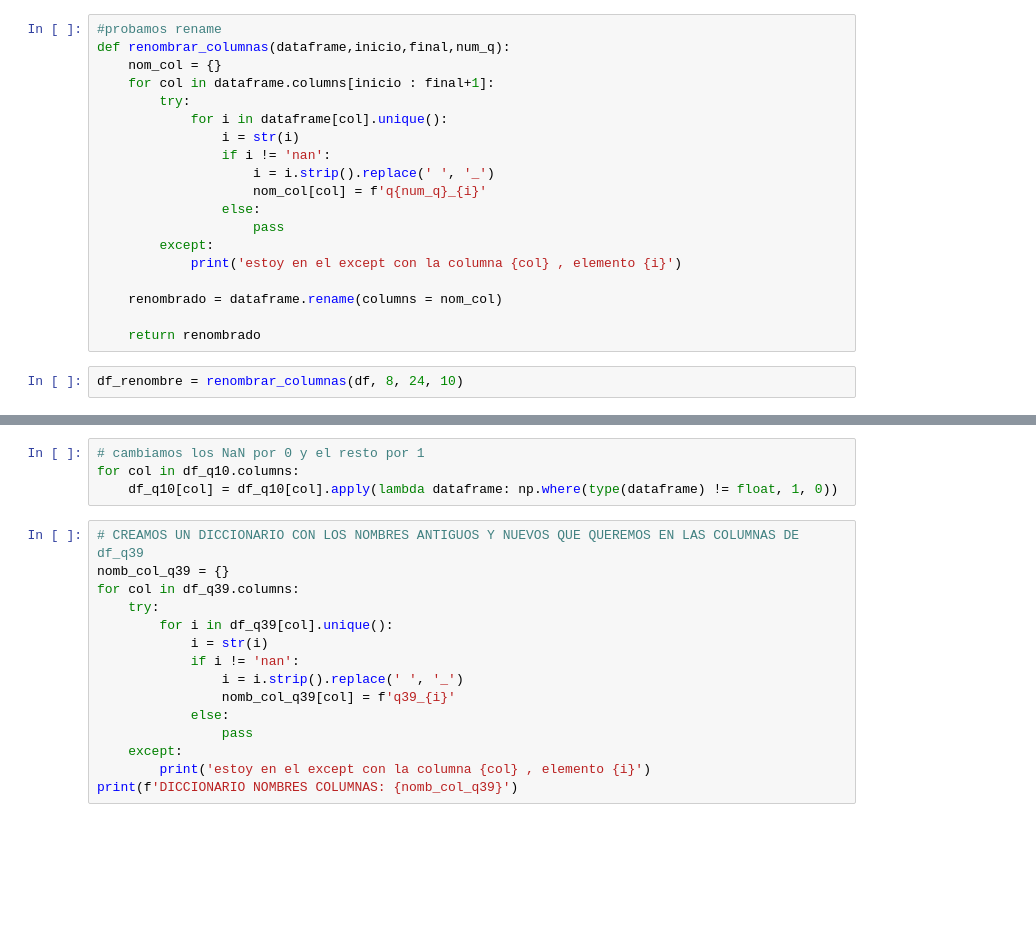
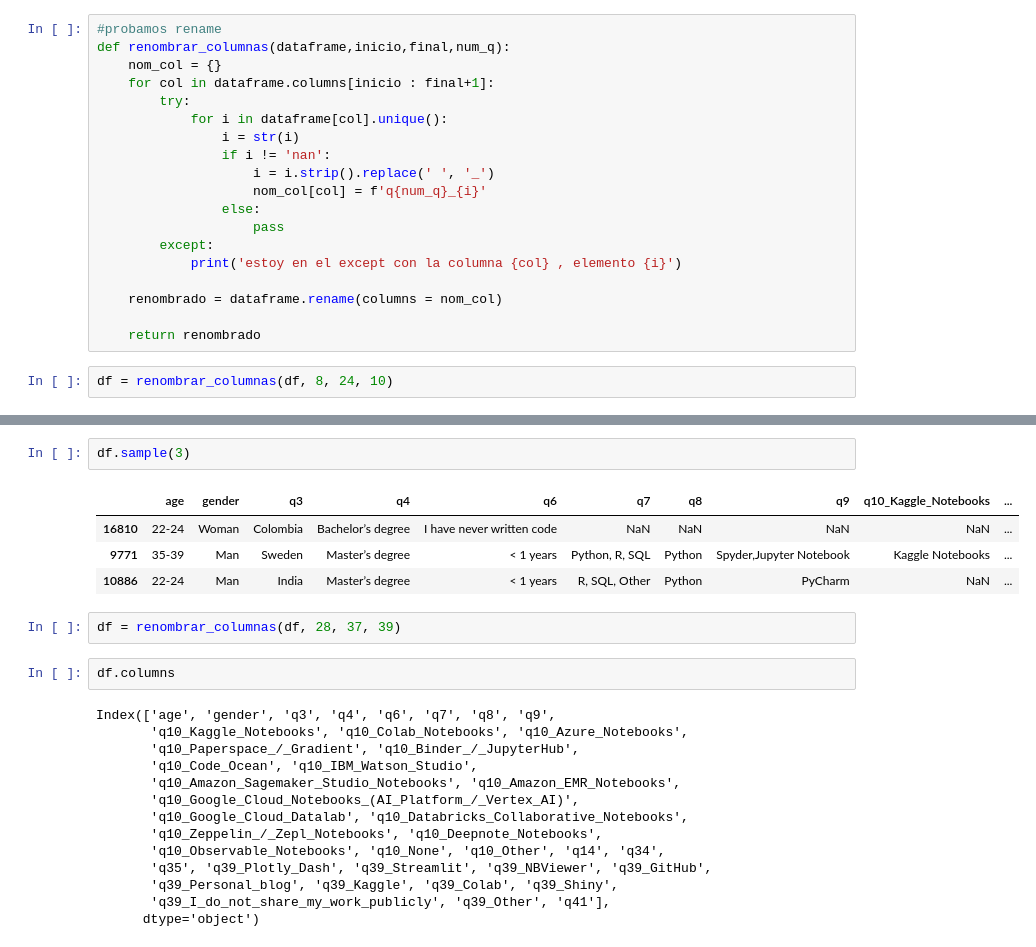
Before and after one commit to MaitaneP/adalab-da-modulo2-proyecto-equipo3, a Jupyter notebook: tratamiento_datos.ipynb, the cells around one changed output, grey strips where cells are left out. Cells and saved outputs as stored; diff of their text form; blank space fills up the shorter version.

```diff
--- a/tratamiento_datos.ipynb
+++ b/tratamiento_datos.ipynb
@@ -32,4 +32,4 @@ def renombrar_columnas(dataframe,inicio,final,num_q):
 
     return renombrado
 # %%
-df_renombre = renombrar_columnas(df, 8, 24, 10)
+df = renombrar_columnas(df, 8, 24, 10)
@@ -45,19 +36,25 @@ df_renombre.head()
-# %%
-# cambiamos los NaN por 0 y el resto por 1
-for col in df_q10.columns:
-    df_q10[col] = df_q10[col].apply(lambda dataframe: np.where(type(dataframe) != float, 1, 0))
-# %%
-# CREAMOS UN DICCIONARIO CON LOS NOMBRES ANTIGUOS Y NUEVOS QUE QUEREMOS EN LAS COLUMNAS DE df_q39
-nomb_col_q39 = {}
-for col in df_q39.columns:
-    try:
-        for i in df_q39[col].unique():
-            i = str(i)
-            if i != 'nan':
-                i = i.strip().replace(' ', '_')
-                nomb_col_q39[col] = f'q39_{i}'
-            else:
-                pass
-    except:
-        print('estoy en el except con la columna {col} , elemento {i}')
-print(f'DICCIONARIO NOMBRES COLUMNAS: {nomb_col_q39}')
+# %%
+df.sample(3)
+# %% [output]
+|  | age | gender | q3 | q4 | q6 | q7 | q8 | q9 | q10_Kaggle_Notebooks | ... |
+| 16810 | 22-24 | Woman | Colombia | Bachelor’s degree | I have never written code | NaN | NaN | NaN | NaN | ... |
+| 9771 | 35-39 | Man | Sweden | Master’s degree | < 1 years | Python, R, SQL | Python | Spyder,Jupyter Notebook | Kaggle Notebooks | ... |
+| 10886 | 22-24 | Man | India | Master’s degree | < 1 years | R, SQL, Other | Python | PyCharm | NaN | ... |
+# %%
+df = renombrar_columnas(df, 28, 37, 39)
+# %%
+df.columns
+# %% [output]
+Index(['age', 'gender', 'q3', 'q4', 'q6', 'q7', 'q8', 'q9',
+       'q10_Kaggle_Notebooks', 'q10_Colab_Notebooks', 'q10_Azure_Notebooks',
+       'q10_Paperspace_/_Gradient', 'q10_Binder_/_JupyterHub',
+       'q10_Code_Ocean', 'q10_IBM_Watson_Studio',
+       'q10_Amazon_Sagemaker_Studio_Notebooks', 'q10_Amazon_EMR_Notebooks',
+       'q10_Google_Cloud_Notebooks_(AI_Platform_/_Vertex_AI)',
+       'q10_Google_Cloud_Datalab', 'q10_Databricks_Collaborative_Notebooks',
+       'q10_Zeppelin_/_Zepl_Notebooks', 'q10_Deepnote_Notebooks',
+       'q10_Observable_Notebooks', 'q10_None', 'q10_Other', 'q14', 'q34',
+       'q35', 'q39_Plotly_Dash', 'q39_Streamlit', 'q39_NBViewer', 'q39_GitHub',
+       'q39_Personal_blog', 'q39_Kaggle', 'q39_Colab', 'q39_Shiny',
+       'q39_I_do_not_share_my_work_publicly', 'q39_Other', 'q41'],
+      dtype='object')
```
Also changed, not shown: parts of 13 cells of this notebook.
